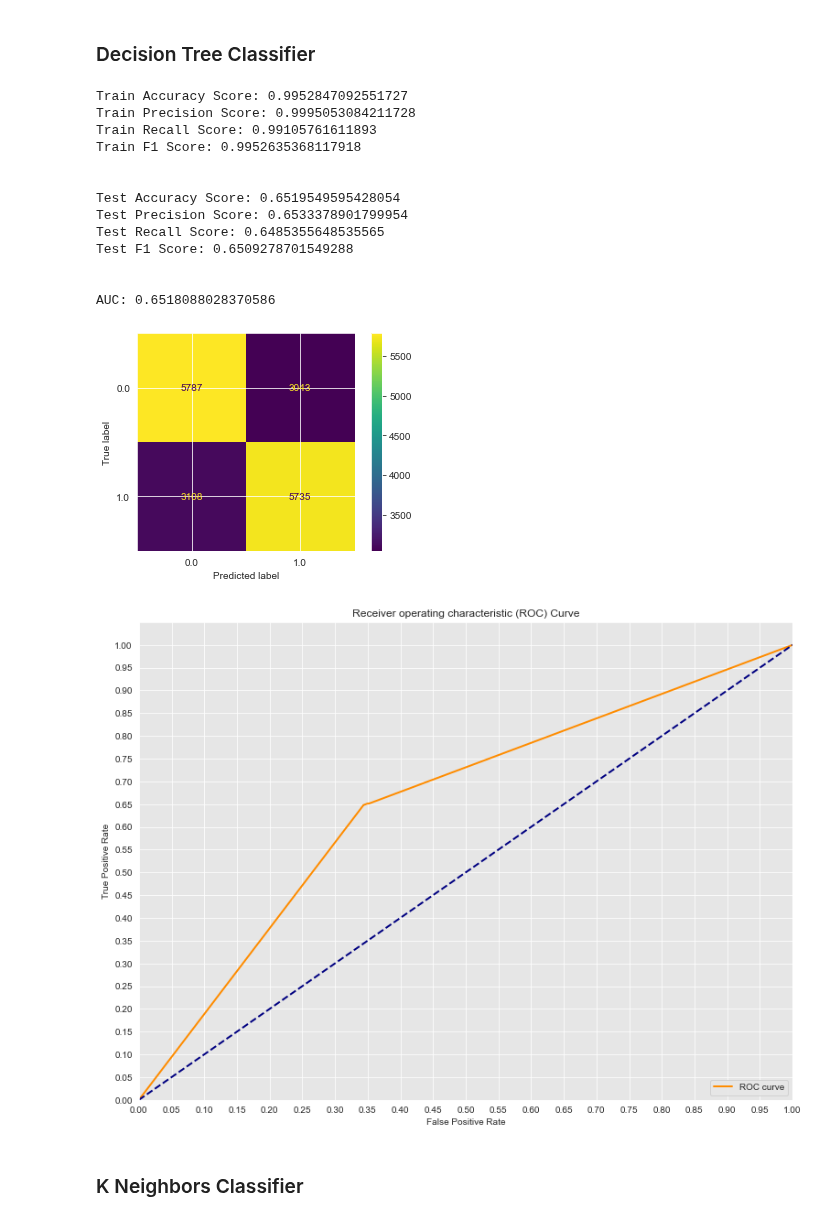
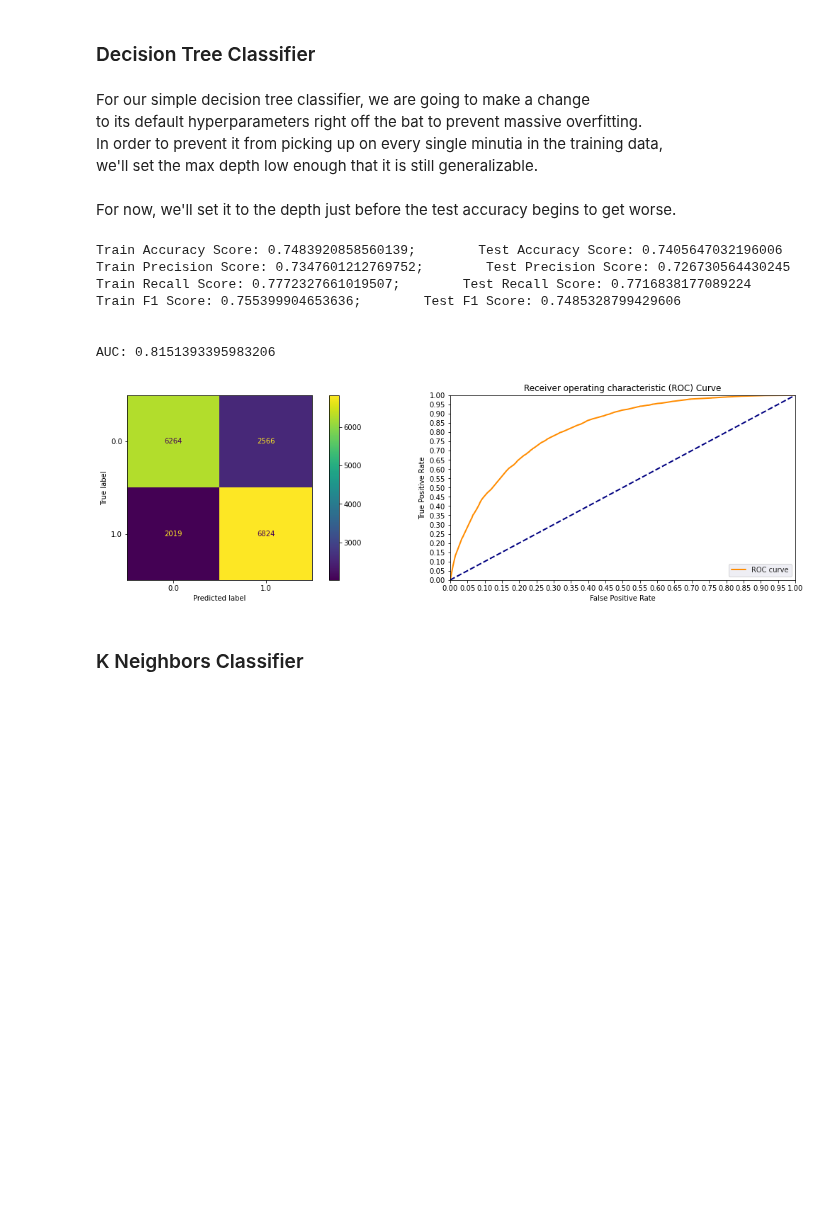
Before and after one commit to ChumpyDuelle/detecting-diabetes-with-machine-learning, a Jupyter notebook: detecting-diabetes-with-machine-learning.ipynb, the cells around one changed output. Saved outputs shown, nothing was run; the diff lists cells and outputs as text; code cells hidden in the pictures; blank space fills up the shorter version.

```diff
--- a/detecting-diabetes-with-machine-learning.ipynb
+++ b/detecting-diabetes-with-machine-learning.ipynb
@@ -1018,26 +1003,26 @@ In the case of predicting that somebody is diabetic when they are not,<br>a seco
 In a perfect world, our best performing model would have the highest<br>accuracy, precision, recall, and f1 of any model, but this may not be possible.
 # %% [markdown]
 ### Decision Tree Classifier
+# %% [markdown]
+For our simple decision tree classifier, we are going to make a change<br>
+to its default hyperparameters right off the bat to prevent massive overfitting.<br>
+In order to prevent it from picking up on every single minutia in the training data,<br>
+we'll set the max depth low enough that it is still generalizable.
+# %% [markdown]
+For now, we'll set it to the depth just before the test accuracy begins to get worse.
 # %%
-dt1 = DecisionTreeClassifier(random_state = 42).fit(X = X_train_scaled, y = y_train)
+dtc1 = DecisionTreeClassifier(max_depth = 7, random_state = 42).fit(X = X_train_scaled, y = y_train)
 # %%
-evaluate(dt1)
+evaluate(dtc1)
 # %% [output]
-Train Accuracy Score: 0.9952847092551727
-Train Precision Score: 0.9995053084211728
-Train Recall Score: 0.99105761611893
-Train F1 Score: 0.9952635368117918
+Train Accuracy Score: 0.7483920858560139;        Test Accuracy Score: 0.7405647032196006
+Train Precision Score: 0.7347601212769752;        Test Precision Score: 0.726730564430245
+Train Recall Score: 0.7772327661019507;        Test Recall Score: 0.7716838177089224
+Train F1 Score: 0.755399904653636;        Test F1 Score: 0.7485328799429606
 
 
-Test Accuracy Score: 0.6519549595428054
-Test Precision Score: 0.6533378901799954
-Test Recall Score: 0.6485355648535565
-Test F1 Score: 0.6509278701549288
-
-
-AUC: 0.6518088028370586
+AUC: 0.8151393395983206
-[figure, old version]
+[figure, new version]
-[figure, removed]
 # %% [markdown]
 ### K Neighbors Classifier
 # %%
```
Also changed, not shown: parts of 18 cells of this notebook.
